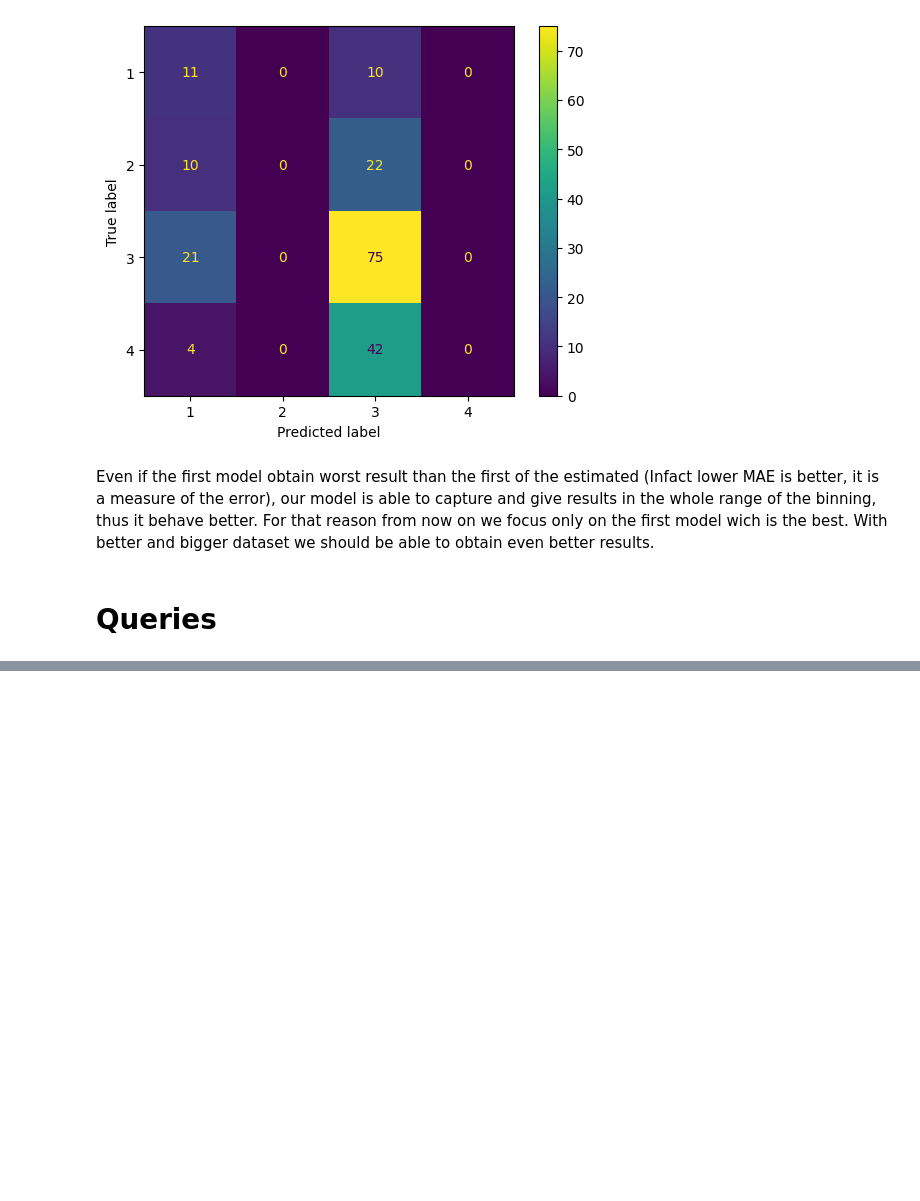
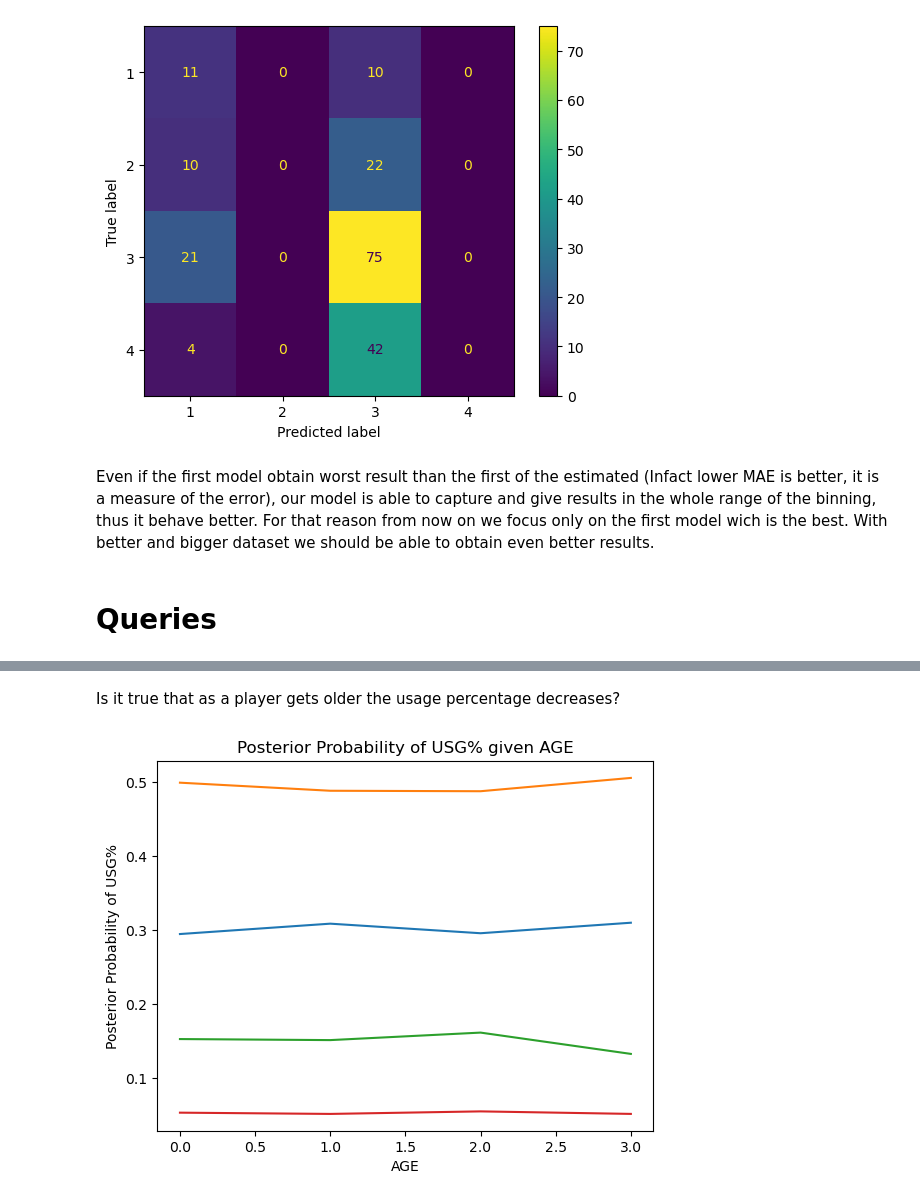
Before and after one commit to CacioCavalloIsNotReal/FAIKR_project_NBA, a Jupyter notebook: project.ipynb, the cells around one changed output, grey strips where cells are left out. Saved outputs shown, nothing was run; the diff lists cells and outputs as text; code cells hidden in the pictures; blank space fills up the shorter version.

```diff
--- a/project.ipynb
+++ b/project.ipynb
@@ -636,0 +735,23 @@ With better and bigger dataset we should be able to obtain even better results.
+# %% [markdown]
+Is it true that as a player gets older the usage percentage decreases?
+# %%
+from pgmpy.inference import VariableElimination
+
+infer = VariableElimination(custom_model)
+# posterior_p = infer.query(['USG%'], evidence={'AGE': 0})
+# print(posterior_p)
+
+age_range = range(0, bins)
+posterior_probabilities = []
+
+for age in age_range:
+    posterior_p = infer.query(['USG%'], evidence={'AGE': age})
+    posterior_probabilities.append(posterior_p.values)
+
+plt.plot(age_range, posterior_probabilities)
+plt.xlabel('AGE')
+plt.ylabel('Posterior Probability of USG%')
+plt.title('Posterior Probability of USG% given AGE')
+plt.show()
+# %% [output]
+[figure, added]
```
Also changed, not shown: parts of 10 cells of this notebook.
